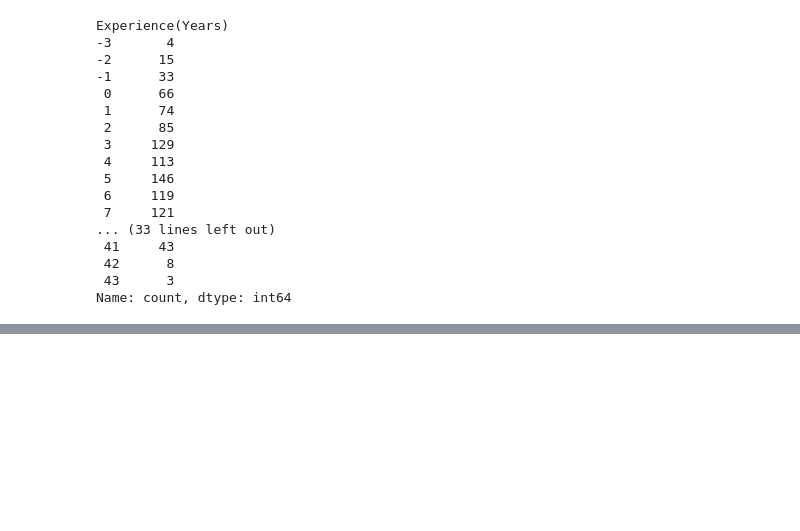
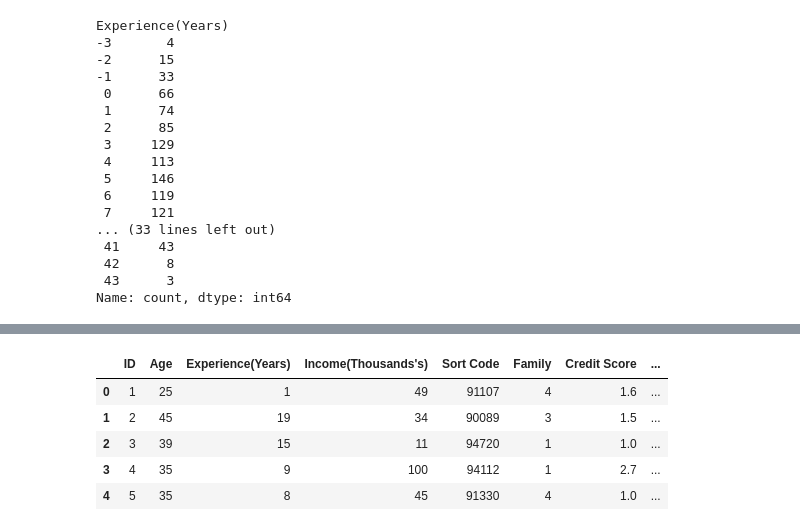
Before and after one commit to IC2020341/IngridCastro_ML_CA2, a Jupyter notebook: IngridCastro_ML_CA2.ipynb.ipynb, the cells around one changed output, grey strips where cells are left out. Cells and saved outputs as stored; diff of their text form; code cells hidden in the pictures; blank space fills up the shorter version.

Commit message:
Ongoing Data Preparation
In this phase I am encoding and  transforming the data to apply the Scaler.

```diff
--- a/IngridCastro_ML_CA2.ipynb.ipynb
+++ b/IngridCastro_ML_CA2.ipynb.ipynb
@@ -230,0 +247,6 @@ Name: count, dtype: int64
+# %%
+label_encoder = LabelEncoder()
+columns = ['Personal Loan', 'Securities Account', 'CD Account', 'Online Banking', 'CreditCard']
+
+for column in columns:
+    df1[column] = label_encoder.fit_transform(df1[column])
@@ -230,0 +269,10 @@ Name: count, dtype: int64
+# %%
+df1 = pd.get_dummies(df1, columns=['Education'])
+df1.head()
+# %% [output]
+|  | ID | Age | Experience(Years) | Income(Thousands's) | Sort Code | Family | Credit Score | ... |
+| 0 | 1 | 25 | 1 | 49 | 91107 | 4 | 1.6 | ... |
+| 1 | 2 | 45 | 19 | 34 | 90089 | 3 | 1.5 | ... |
+| 2 | 3 | 39 | 15 | 11 | 94720 | 1 | 1.0 | ... |
+| 3 | 4 | 35 | 9 | 100 | 94112 | 1 | 2.7 | ... |
+| 4 | 5 | 35 | 8 | 45 | 91330 | 4 | 1.0 | ... |
```
Also changed, not shown: parts of 8 cells of this notebook.
